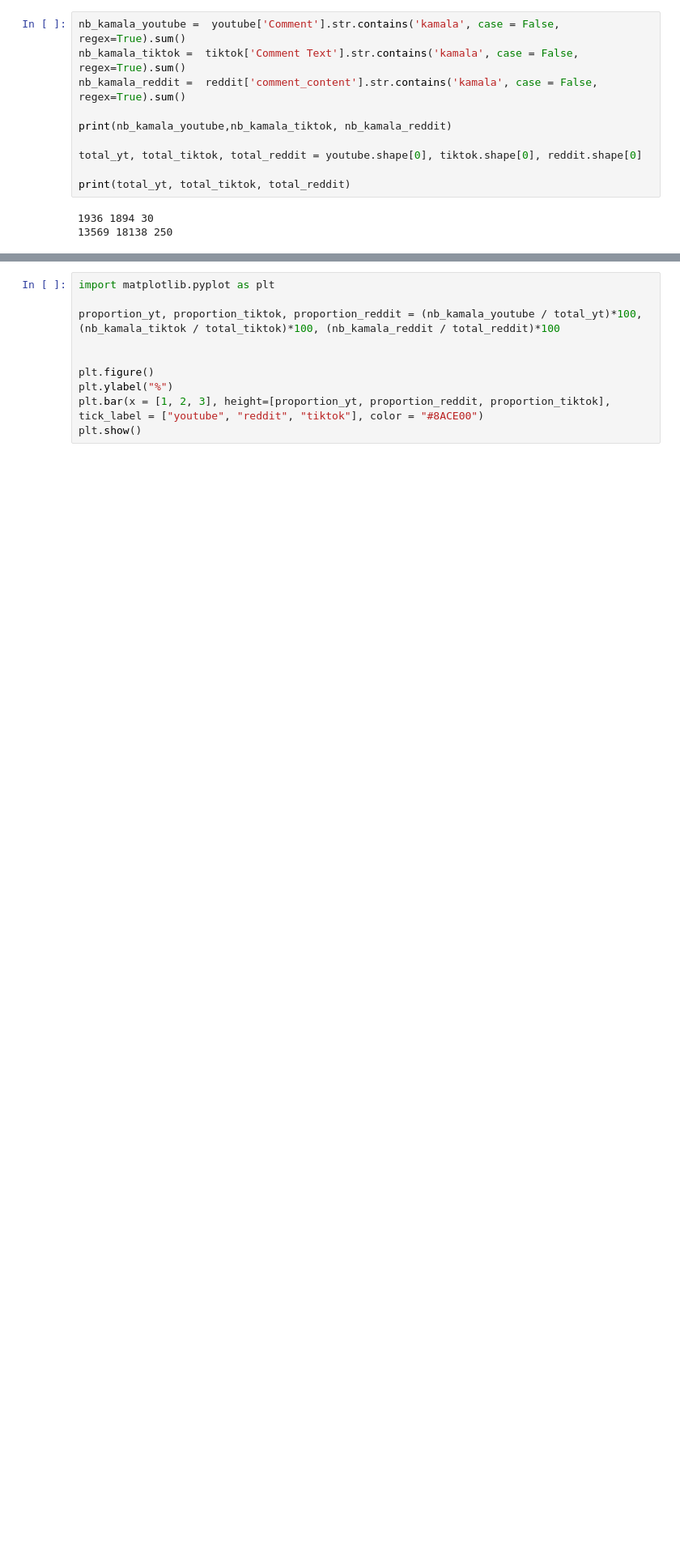
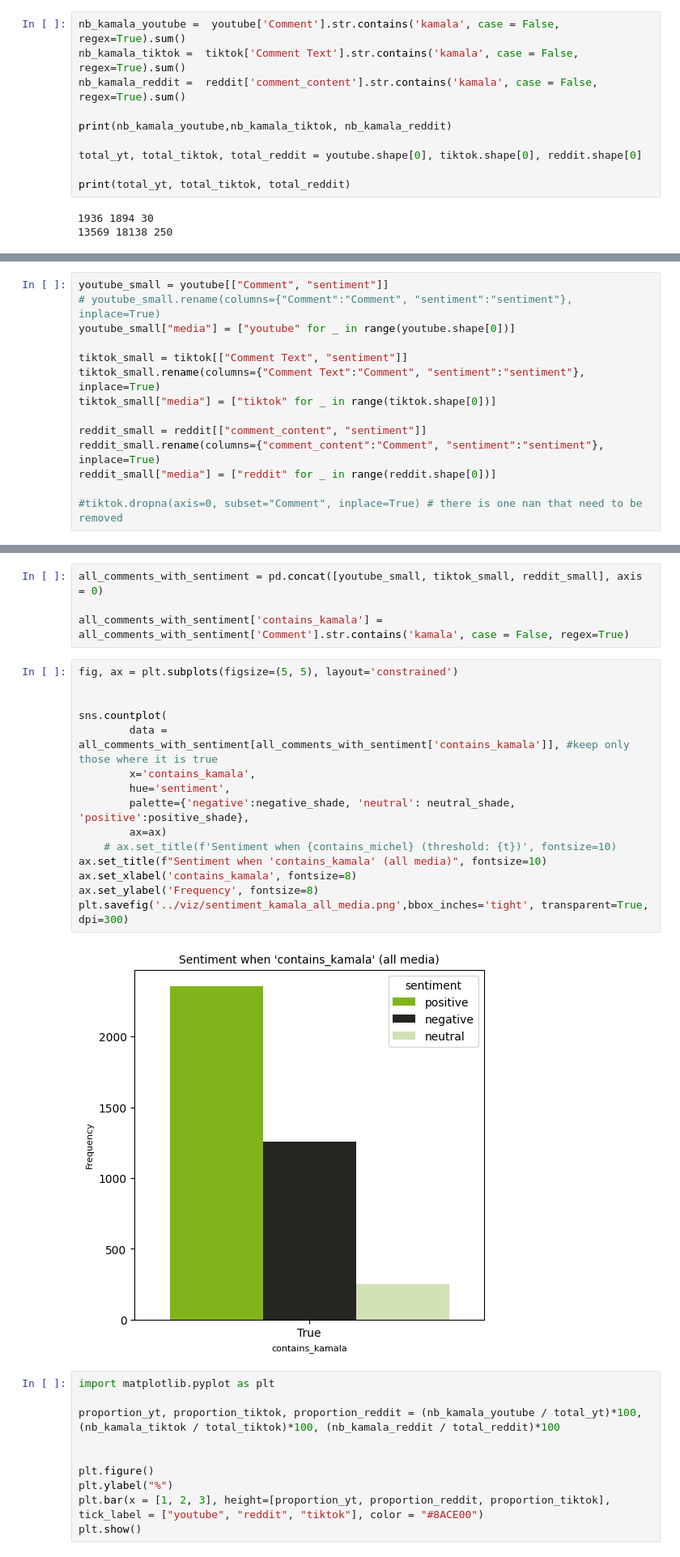
Before and after one commit to pouvoirdasha/sociology_scrapping, a Jupyter notebook: notebooks_stats_finetuning/graphes_sentiment.ipynb, the cells around one changed output, grey strips where cells are left out. Shown at 81% size. Saved outputs shown, nothing was run; the diff lists cells and outputs as text; blank space fills up the shorter version.

```diff
--- a/notebooks_stats_finetuning/graphes_sentiment.ipynb
+++ b/notebooks_stats_finetuning/graphes_sentiment.ipynb
@@ -78,0 +165,14 @@ print(total_yt, total_tiktok, total_reddit)
+# %%
+youtube_small = youtube[["Comment", "sentiment"]]
+# youtube_small.rename(columns={"Comment":"Comment", "sentiment":"sentiment"}, inplace=True)
+youtube_small["media"] = ["youtube" for _ in range(youtube.shape[0])]
+
+tiktok_small = tiktok[["Comment Text", "sentiment"]]
+tiktok_small.rename(columns={"Comment Text":"Comment", "sentiment":"sentiment"}, inplace=True)
+tiktok_small["media"] = ["tiktok" for _ in range(tiktok.shape[0])]
+
+reddit_small = reddit[["comment_content", "sentiment"]]
+reddit_small.rename(columns={"comment_content":"Comment", "sentiment":"sentiment"}, inplace=True)
+reddit_small["media"] = ["reddit" for _ in range(reddit.shape[0])]
+
+#tiktok.dropna(axis=0, subset="Comment", inplace=True) # there is one nan that need to be removed
@@ -79,3 +197,24 @@ print(total_yt, total_tiktok, total_reddit)
+# %%
+all_comments_with_sentiment = pd.concat([youtube_small, tiktok_small, reddit_small], axis = 0)
+
+all_comments_with_sentiment['contains_kamala'] = all_comments_with_sentiment['Comment'].str.contains('kamala', case = False, regex=True)
+# %%
+fig, ax = plt.subplots(figsize=(5, 5), layout='constrained')
+
+
+sns.countplot(
+        data = all_comments_with_sentiment[all_comments_with_sentiment['contains_kamala']], #keep only those where it is true
+        x='contains_kamala',
+        hue='sentiment',
+        palette={'negative':negative_shade, 'neutral': neutral_shade, 'positive':positive_shade},
+        ax=ax)
+    # ax.set_title(f'Sentiment when {contains_michel} (threshold: {t})', fontsize=10)
+ax.set_title(f"Sentiment when 'contains_kamala' (all media)", fontsize=10)
+ax.set_xlabel('contains_kamala', fontsize=8)
+ax.set_ylabel('Frequency', fontsize=8)
+plt.savefig('../viz/sentiment_kamala_all_media.png',bbox_inches='tight', transparent=True, dpi=300)
+# %% [output]
+[figure, added]
 # %%
 import matplotlib.pyplot as plt
 
```
Also changed, not shown: parts of 21 cells of this notebook, 2 other files.
